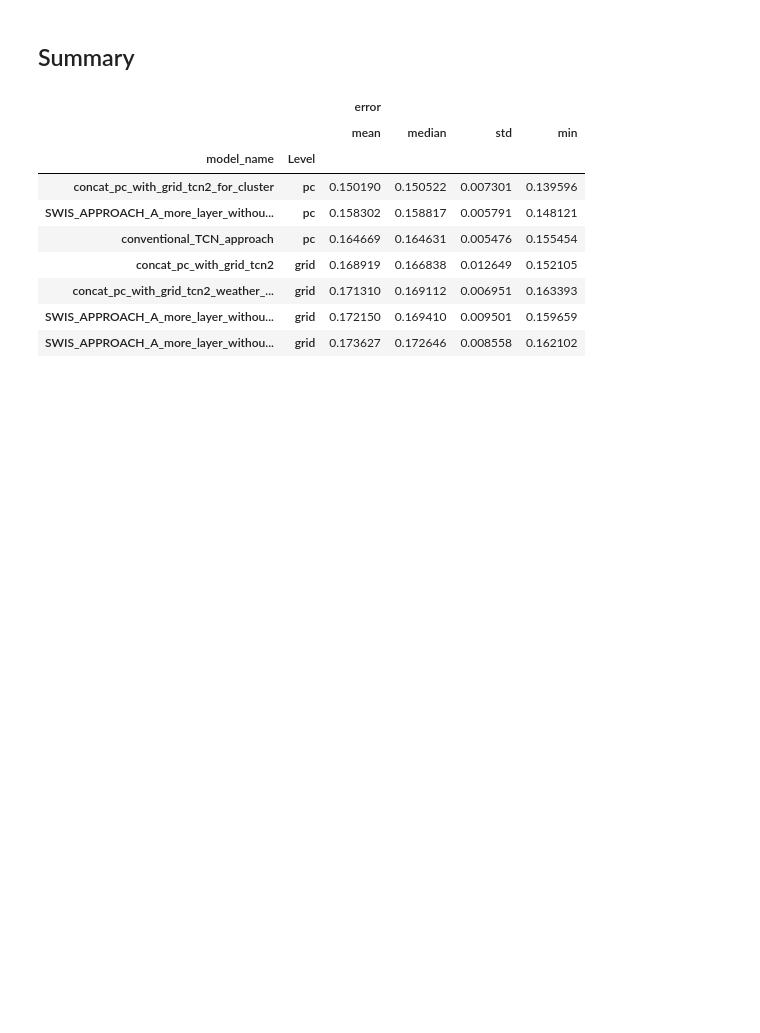
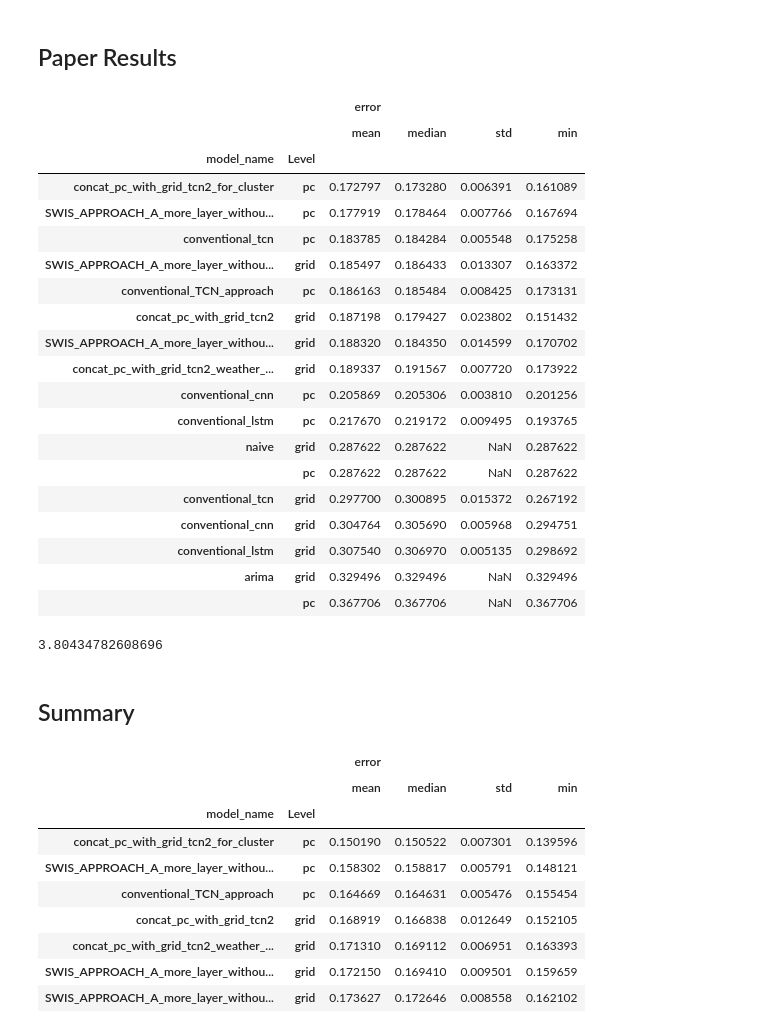
Before and after one commit to ManeeshaPerera/HTCNN-Forecasting, a Jupyter notebook: notebooks/swis_random_sample_results.ipynb, the cells around one changed output. Drawn from its saved outputs; the diff is of its cells as text; code cells hidden in the pictures; blank space fills up the shorter version.

```diff
--- a/notebooks/swis_random_sample_results.ipynb
+++ b/notebooks/swis_random_sample_results.ipynb
@@ -2,6 +2,39 @@
 import random
 import seaborn as sns
 import pandas as pd
+# %% [markdown]
+## Paper Results
+# %%
+fc_errors = pd.read_csv('../swis_combined_nn_results/paper_errors.csv', index_col=0)
+# %%
+fc_errors = fc_errors.groupby(['model_name','Level']).agg({'error': ['mean', 'median', 'std', 'min']})
+
+fc_errors.sort_values(by =('error', 'mean'))
+# %% [output]
+|  |  | error |  |  |  |
+|  |  | mean | median | std | min |
+| model_name | Level |  |  |  |  |
+| concat_pc_with_grid_tcn2_for_cluster | pc | 0.172797 | 0.173280 | 0.006391 | 0.161089 |
+| SWIS_APPROACH_A_more_layer_withou... | pc | 0.177919 | 0.178464 | 0.007766 | 0.167694 |
+| conventional_tcn | pc | 0.183785 | 0.184284 | 0.005548 | 0.175258 |
+| SWIS_APPROACH_A_more_layer_withou... | grid | 0.185497 | 0.186433 | 0.013307 | 0.163372 |
+| conventional_TCN_approach | pc | 0.186163 | 0.185484 | 0.008425 | 0.173131 |
+| concat_pc_with_grid_tcn2 | grid | 0.187198 | 0.179427 | 0.023802 | 0.151432 |
+| SWIS_APPROACH_A_more_layer_withou... | grid | 0.188320 | 0.184350 | 0.014599 | 0.170702 |
+| concat_pc_with_grid_tcn2_weather_... | grid | 0.189337 | 0.191567 | 0.007720 | 0.173922 |
+| conventional_cnn | pc | 0.205869 | 0.205306 | 0.003810 | 0.201256 |
+| conventional_lstm | pc | 0.217670 | 0.219172 | 0.009495 | 0.193765 |
+| naive | grid | 0.287622 | 0.287622 | NaN | 0.287622 |
+|  | pc | 0.287622 | 0.287622 | NaN | 0.287622 |
+| conventional_tcn | grid | 0.297700 | 0.300895 | 0.015372 | 0.267192 |
+| conventional_cnn | grid | 0.304764 | 0.305690 | 0.005968 | 0.294751 |
+| conventional_lstm | grid | 0.307540 | 0.306970 | 0.005135 | 0.298692 |
+| arima | grid | 0.329496 | 0.329496 | NaN | 0.329496 |
+|  | pc | 0.367706 | 0.367706 | NaN | 0.367706 |
+# %%
+(0.184 - 0.177)/0.184 *100
+# %% [output]
+3.80434782608696
 # %% [markdown]
 ## Summary
 # %%
```
Also changed, not shown: 1 other file.
